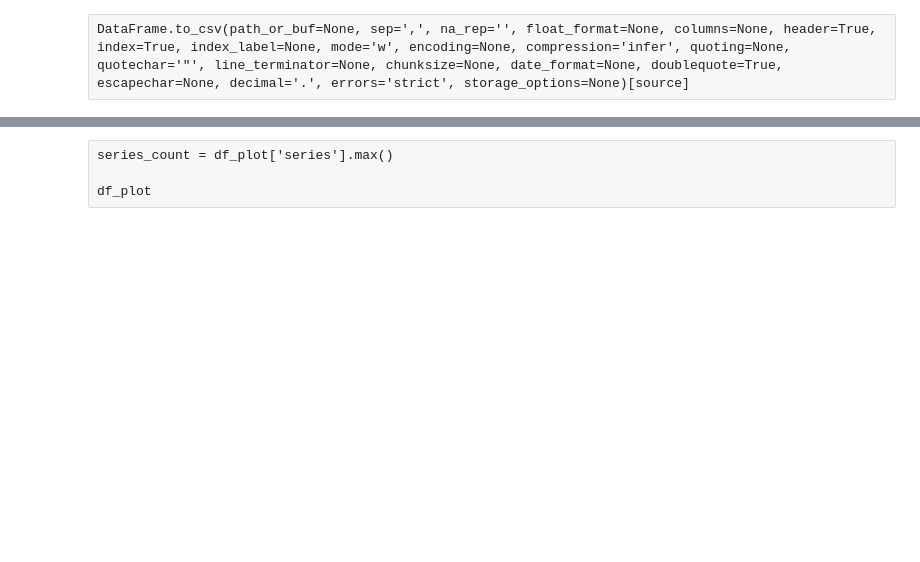
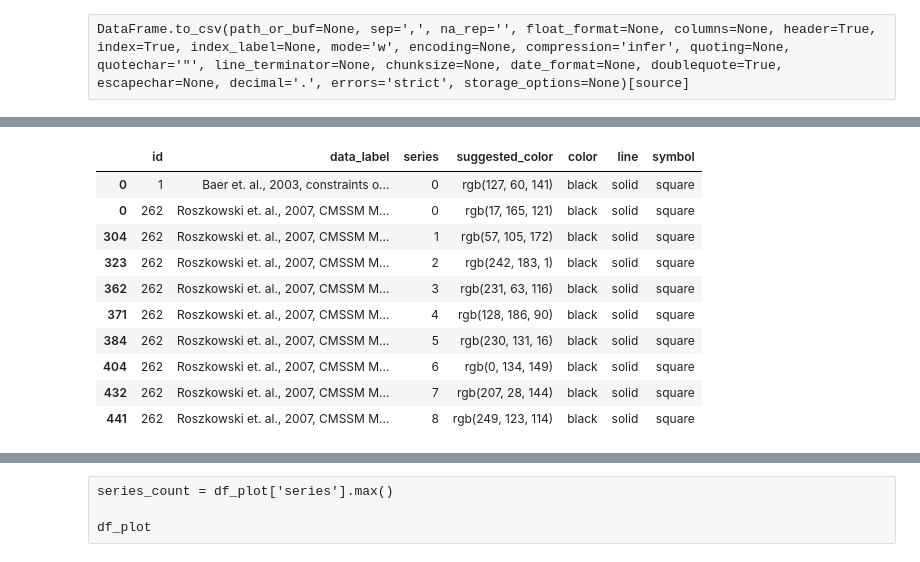
Before and after one commit to dmto0l2022/dmtoolcode1, a Jupyter notebook: Charts/MultiplePlot.ipynb, the cells around one changed output, grey strips where cells are left out. Drawn from its saved outputs; the diff is of its cells as text; code cells hidden in the pictures; blank space fills up the shorter version.

```diff
--- a/Charts/MultiplePlot.ipynb
+++ b/Charts/MultiplePlot.ipynb
@@ -192,3 +252,22 @@ df_experiment['y'] = df_experiment['raw_y'].astype(str).astype(dtype = float, er
+# %%
+plotseries = df_experiment_all[['id','data_label','series','suggested_color']]
+plotseries = plotseries.drop_duplicates()
+plotseries['color'] = 'black'
+plotseries['line'] = 'solid'
+plotseries['symbol'] = 'square'
+plotseries
+# %% [output]
+|  | id | data_label | series | suggested_color | color | line | symbol |
+| 0 | 1 | Baer et. al., 2003, constraints o... | 0 | rgb(127, 60, 141) | black | solid | square |
+| 0 | 262 | Roszkowski et. al., 2007, CMSSM M... | 0 | rgb(17, 165, 121) | black | solid | square |
+| 304 | 262 | Roszkowski et. al., 2007, CMSSM M... | 1 | rgb(57, 105, 172) | black | solid | square |
+| 323 | 262 | Roszkowski et. al., 2007, CMSSM M... | 2 | rgb(242, 183, 1) | black | solid | square |
+| 362 | 262 | Roszkowski et. al., 2007, CMSSM M... | 3 | rgb(231, 63, 116) | black | solid | square |
+| 371 | 262 | Roszkowski et. al., 2007, CMSSM M... | 4 | rgb(128, 186, 90) | black | solid | square |
+| 384 | 262 | Roszkowski et. al., 2007, CMSSM M... | 5 | rgb(230, 131, 16) | black | solid | square |
+| 404 | 262 | Roszkowski et. al., 2007, CMSSM M... | 6 | rgb(0, 134, 149) | black | solid | square |
+| 432 | 262 | Roszkowski et. al., 2007, CMSSM M... | 7 | rgb(207, 28, 144) | black | solid | square |
+| 441 | 262 | Roszkowski et. al., 2007, CMSSM M... | 8 | rgb(249, 123, 114) | black | solid | square |
 # %%
 import plotly.graph_objects as go
 from plotly.validators.scatter.marker import SymbolValidator
```
Also changed, not shown: parts of 39 cells of this notebook.
